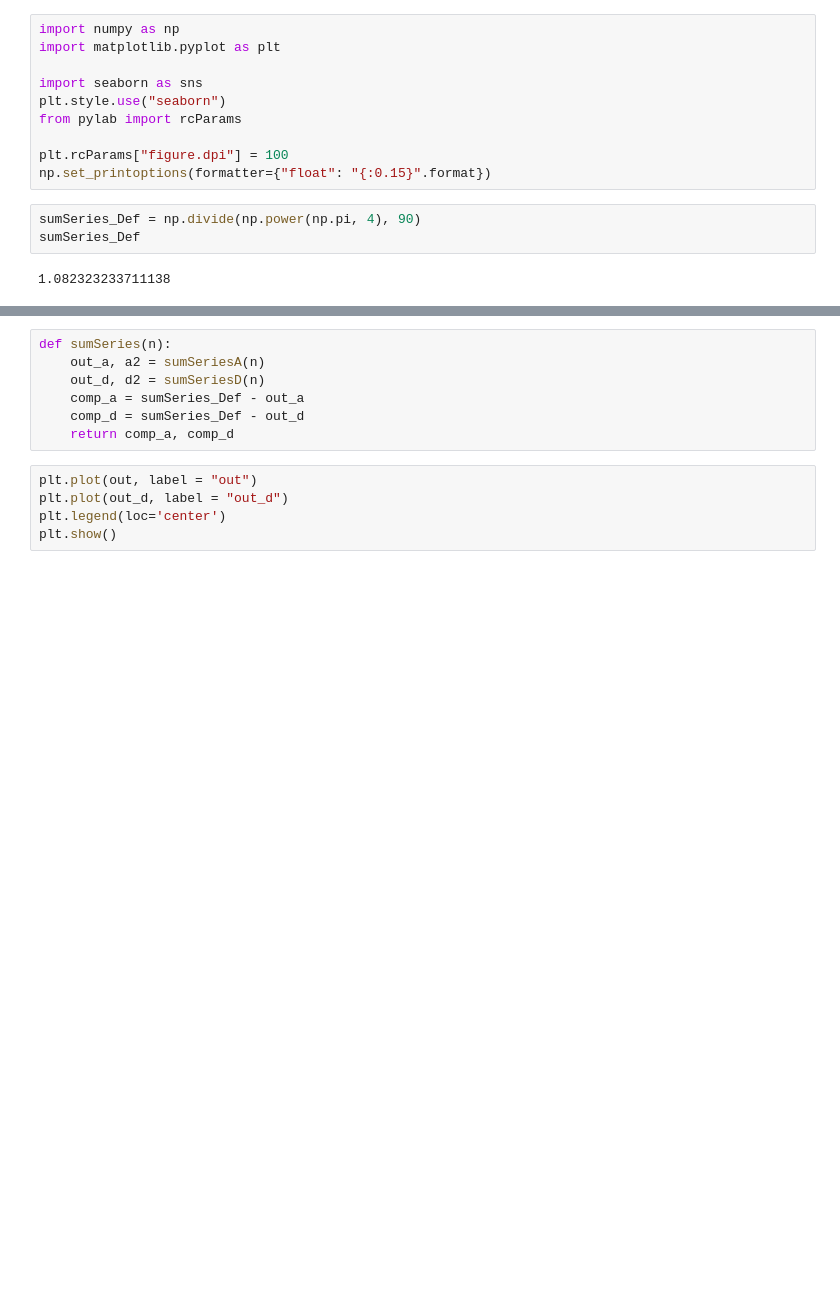
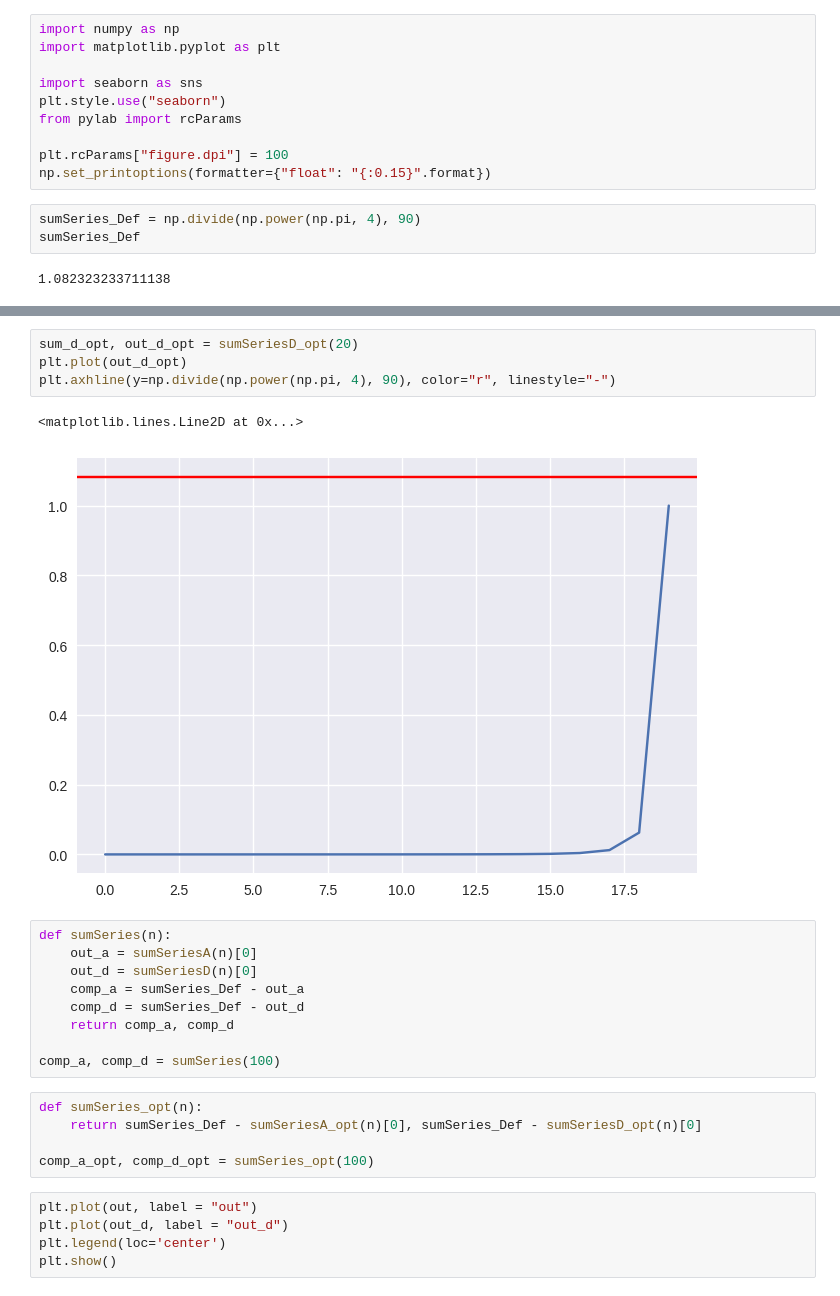
Before and after one commit to SilvioBaratto/Numerical-and-Data-Intensive-Computing, a Jupyter notebook: LAB_4/sumSeries.ipynb, the cells around one changed output, grey strips where cells are left out. Cells and saved outputs as stored; diff of their text form; blank space fills up the shorter version.

```diff
--- a/LAB_4/sumSeries.ipynb
+++ b/LAB_4/sumSeries.ipynb
@@ -47,13 +69,27 @@ plt.axhline(y=np.divide(np.power(np.pi, 4), 90), color="r", linestyle="-")
 # %% [output]
 <matplotlib.lines.Line2D at 0x...>
 [figure]
+# %%
+sum_d_opt, out_d_opt = sumSeriesD_opt(20)
+plt.plot(out_d_opt)
+plt.axhline(y=np.divide(np.power(np.pi, 4), 90), color="r", linestyle="-")
+# %% [output]
+<matplotlib.lines.Line2D at 0x...>
+[figure, added]
 # %%
 def sumSeries(n):
-    out_a, a2 = sumSeriesA(n)
-    out_d, d2 = sumSeriesD(n)
+    out_a = sumSeriesA(n)[0]
+    out_d = sumSeriesD(n)[0]
     comp_a = sumSeries_Def - out_a
     comp_d = sumSeries_Def - out_d
     return comp_a, comp_d
+
+comp_a, comp_d = sumSeries(100)
+# %%
+def sumSeries_opt(n):
+    return sumSeries_Def - sumSeriesA_opt(n)[0], sumSeries_Def - sumSeriesD_opt(n)[0]
+
+comp_a_opt, comp_d_opt = sumSeries_opt(100)
 # %%
 plt.plot(out, label = "out")
 plt.plot(out_d, label = "out_d")
```
Also changed, not shown: parts of 19 cells of this notebook.
